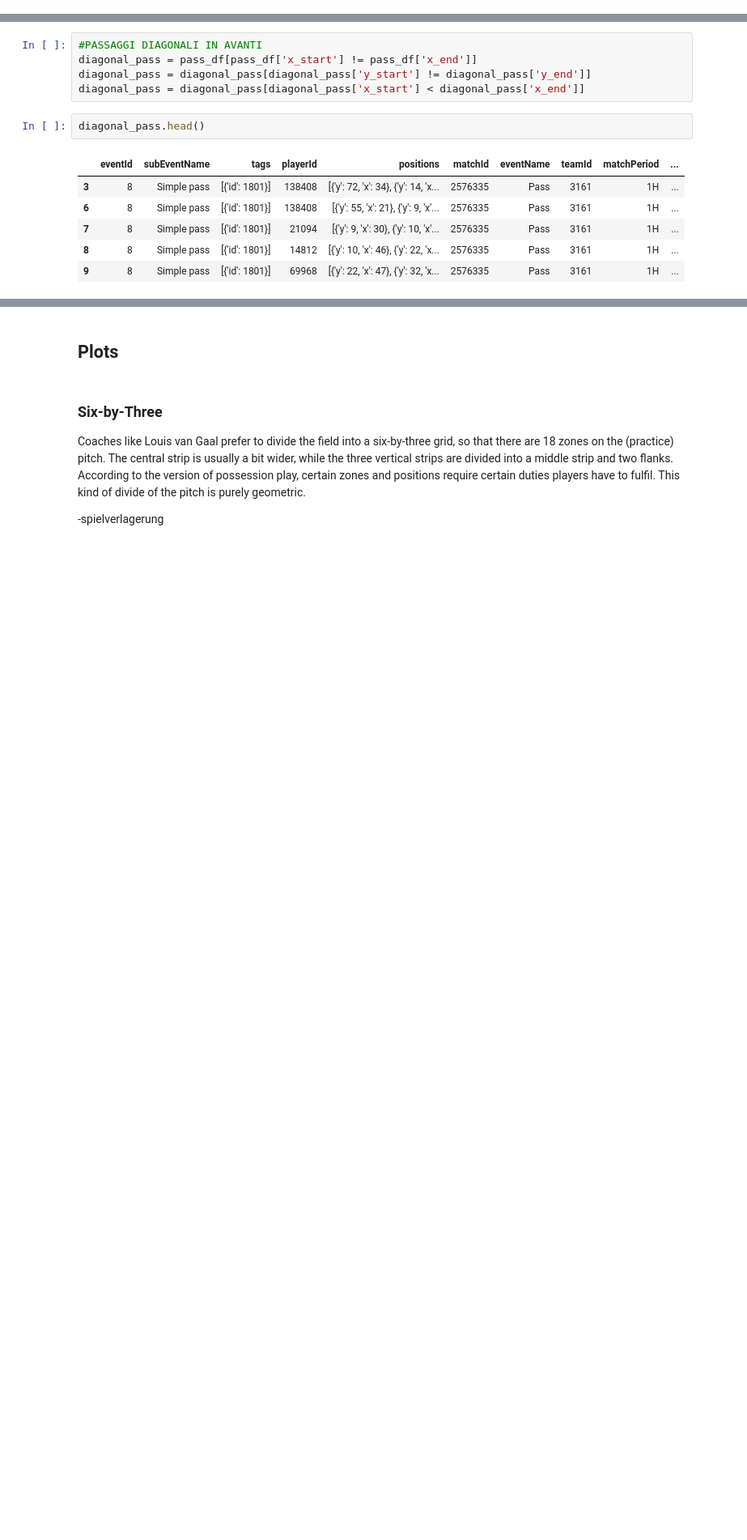
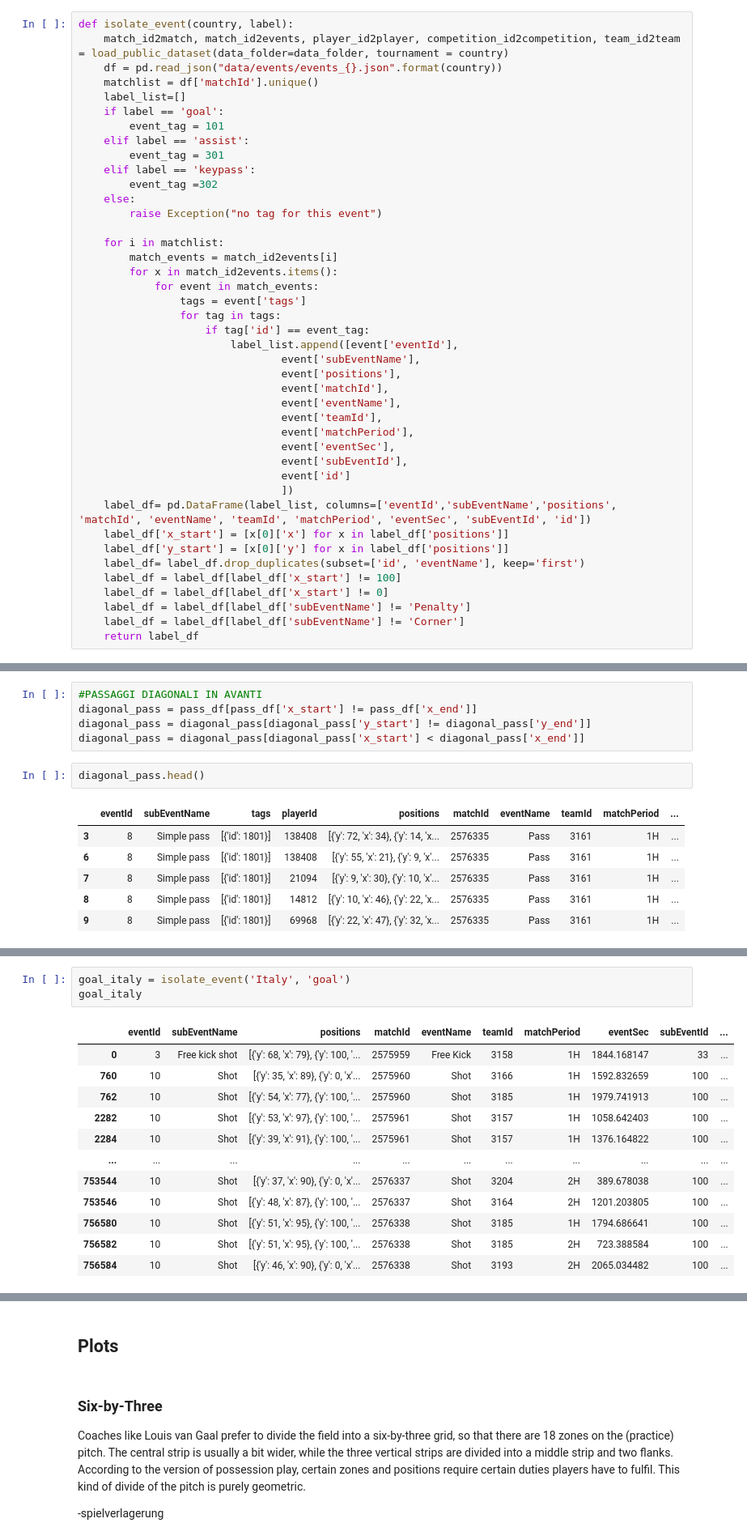
Before and after one commit to PasqualeGorrasi/Football-data, a Jupyter notebook: football pitch zone.ipynb, the cells around one changed output, grey strips where cells are left out. Shown at 81% size. Drawn from its saved outputs; the diff is of its cells as text; blank space fills up the shorter version.

```diff
--- a/football pitch zone.ipynb
+++ b/football pitch zone.ipynb
@@ -33,3 +36,45 @@ match_id2match, match_id2events, player_id2player, competition_id2competition, t
+# %%
+def isolate_event(country, label):
+    match_id2match, match_id2events, player_id2player, competition_id2competition, team_id2team = load_public_dataset(data_folder=data_folder, tournament = country)
+    df = pd.read_json("data/events/events_{}.json".format(country))
+    matchlist = df['matchId'].unique()
+    label_list=[]
+    if label == 'goal':
+        event_tag = 101
+    elif label == 'assist':
+        event_tag = 301
+    elif label == 'keypass':
+        event_tag =302
+    else:
+        raise Exception("no tag for this event")
+
+    for i in matchlist:
+        match_events = match_id2events[i]
+        for x in match_id2events.items():
+            for event in match_events:
+                tags = event['tags']
+                for tag in tags:
+                    if tag['id'] == event_tag:
+                        label_list.append([event['eventId'],
+                                event['subEventName'],
+                                event['positions'],
+                                event['matchId'],
+                                event['eventName'],
+                                event['teamId'],
+                                event['matchPeriod'],
+                                event['eventSec'],
+                                event['subEventId'],
+                                event['id']
+                                ])
+    label_df= pd.DataFrame(label_list, columns=['eventId','subEventName','positions', 'matchId', 'eventName', 'teamId', 'matchPeriod', 'eventSec', 'subEventId', 'id'])
+    label_df['x_start'] = [x[0]['x'] for x in label_df['positions']]
+    label_df['y_start'] = [x[0]['y'] for x in label_df['positions']]
+    label_df= label_df.drop_duplicates(subset=['id', 'eventName'], keep='first')
+    label_df = label_df[label_df['x_start'] != 100]
+    label_df = label_df[label_df['x_start'] != 0]
+    label_df = label_df[label_df['subEventName'] != 'Penalty']
+    label_df = label_df[label_df['subEventName'] != 'Corner']
+    return label_df
 # %% [markdown]
 #### Single Match
 # %%
@@ -222,0 +132,16 @@ keypass_df
+# %%
+goal_italy = isolate_event('Italy', 'goal')
+goal_italy
+# %% [output]
+|  | eventId | subEventName | positions | matchId | eventName | teamId | matchPeriod | eventSec | subEventId | ... |
+| 0 | 3 | Free kick shot | [{'y': 68, 'x': 79}, {'y': 100, '... | 2575959 | Free Kick | 3158 | 1H | 1844.168147 | 33 | ... |
+| 760 | 10 | Shot | [{'y': 35, 'x': 89}, {'y': 0, 'x'... | 2575960 | Shot | 3166 | 1H | 1592.832659 | 100 | ... |
+| 762 | 10 | Shot | [{'y': 54, 'x': 77}, {'y': 100, '... | 2575960 | Shot | 3185 | 1H | 1979.741913 | 100 | ... |
+| 2282 | 10 | Shot | [{'y': 53, 'x': 97}, {'y': 100, '... | 2575961 | Shot | 3157 | 1H | 1058.642403 | 100 | ... |
+| 2284 | 10 | Shot | [{'y': 39, 'x': 91}, {'y': 100, '... | 2575961 | Shot | 3157 | 1H | 1376.164822 | 100 | ... |
+| ... | ... | ... | ... | ... | ... | ... | ... | ... | ... | ... |
+| 753544 | 10 | Shot | [{'y': 37, 'x': 90}, {'y': 0, 'x'... | 2576337 | Shot | 3204 | 2H | 389.678038 | 100 | ... |
+| 753546 | 10 | Shot | [{'y': 48, 'x': 87}, {'y': 100, '... | 2576337 | Shot | 3164 | 2H | 1201.203805 | 100 | ... |
+| 756580 | 10 | Shot | [{'y': 51, 'x': 95}, {'y': 100, '... | 2576338 | Shot | 3185 | 1H | 1794.686641 | 100 | ... |
+| 756582 | 10 | Shot | [{'y': 51, 'x': 95}, {'y': 100, '... | 2576338 | Shot | 3185 | 2H | 723.388584 | 100 | ... |
+| 756584 | 10 | Shot | [{'y': 46, 'x': 90}, {'y': 0, 'x'... | 2576338 | Shot | 3193 | 2H | 2065.034482 | 100 | ... |
```
Also changed, not shown: parts of 21 cells of this notebook, 1 other file.
